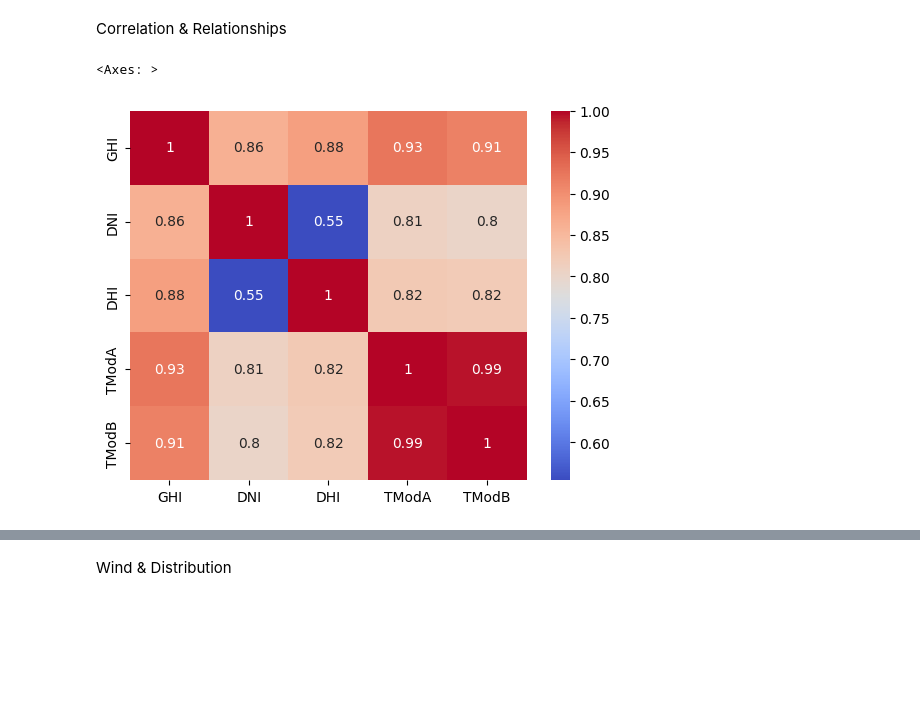
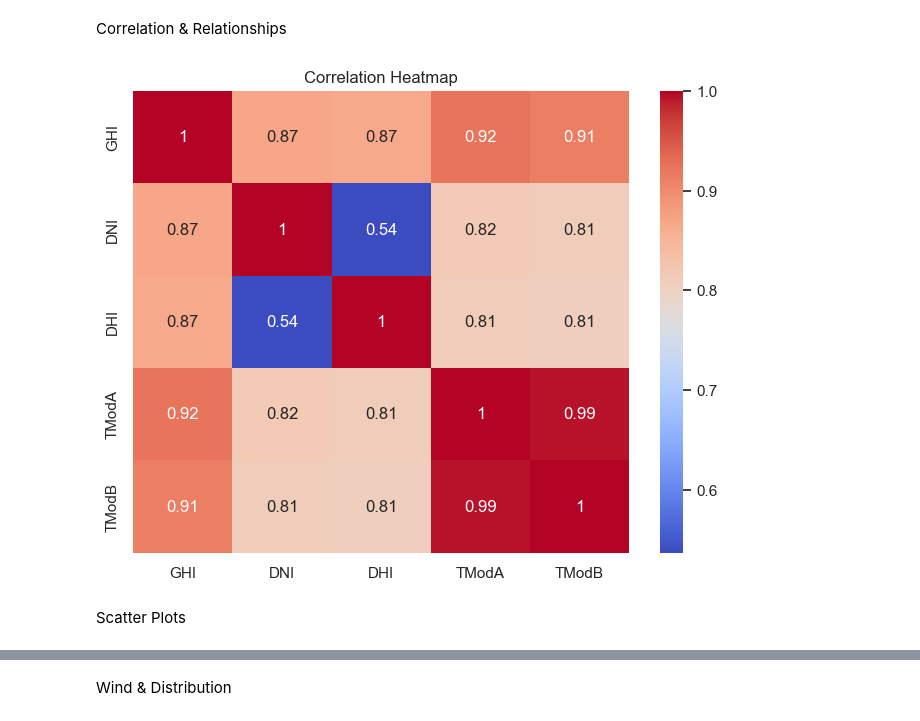
Before and after one commit to chacha1921/solar-challenge-week0, a Jupyter notebook: sierraleone_eda.ipynb, the cells around one changed output, grey strips where cells are left out. Cells and saved outputs as stored; diff of their text form; code cells hidden in the pictures; blank space fills up the shorter version.

Commit message:
update EDA for sierraeone dataset

```diff
--- a/sierraleone_eda.ipynb
+++ b/sierraleone_eda.ipynb
@@ -3,11 +3,14 @@ Summary Statistics & Missing Value Report
 # %%
 import pandas as pd
 import numpy as np
+import matplotlib.pyplot as plt
+import seaborn as sns
+from scipy.stats import zscore
 
+# Set plotting style
+sns.set(style="whitegrid")
+
+# Load dataset
 df = pd.read_csv("data/sierraleone-bumbuna.csv", parse_dates=["Timestamp"])
-
-df.describe()
-
-missing = df.isna().sum()
-missing[missing > 0]
+df.head()
 # %% [output]
@@ -34,7 +38,17 @@ Time Series Analysis
 # %%
-import matplotlib.pyplot as plt
+cols_to_check = ["GHI", "DNI", "DHI", "ModA", "ModB", "WS", "WSgust"]
 
-df_clean.set_index("Timestamp")[["GHI", "DNI", "DHI", "Tamb"]].plot(figsize=(15,5))
-plt.title("Solar Irradiance and Temperature Over Time")
-plt.show()
+# Compute Z-scores and filter outliers (|Z| > 3)
+z_scores = df[cols_to_check].apply(zscore)
+outliers = (np.abs(z_scores) > 3)
+outlier_counts = outliers.sum()
+print("Outlier counts:\n", outlier_counts)
+
+# Drop or impute missing values
+df_cleaned = df.copy()
+for col in cols_to_check:
+    df_cleaned[col] = df_cleaned[col].fillna(df_cleaned[col].median())
+
+# Save cleaned data
+df_cleaned.to_csv("data/sierraleone_clean.csv", index=False)
 # %% [output]
@@ -41,0 +66,5 @@ plt.show()
+# %%
+plt.figure(figsize=(14, 5))
+df_cleaned.set_index("Timestamp")[["GHI", "DNI", "DHI", "Tamb"]].plot(subplots=True, figsize=(15, 10))
+plt.suptitle("Time Series of Solar Metrics & Temperature")
+plt.show()
@@ -42,9 +86,13 @@ plt.show()
 # %% [markdown]
 Correlation & Relationships
 # %%
-import seaborn as sns
-sns.heatmap(df_clean[["GHI", "DNI", "DHI", "TModA", "TModB"]].corr(), annot=True, cmap='coolwarm')
+corr_cols = ["GHI", "DNI", "DHI", "TModA", "TModB"]
+plt.figure(figsize=(8, 6))
+sns.heatmap(df_cleaned[corr_cols].corr(), annot=True, cmap="coolwarm")
+plt.title("Correlation Heatmap")
+plt.show()
 # %% [output]
-<Axes: >
-[figure, old version]
+[figure, new version]
+# %% [markdown]
+Scatter Plots
 # %%
```
Also changed, not shown: parts of 15 cells of this notebook.
